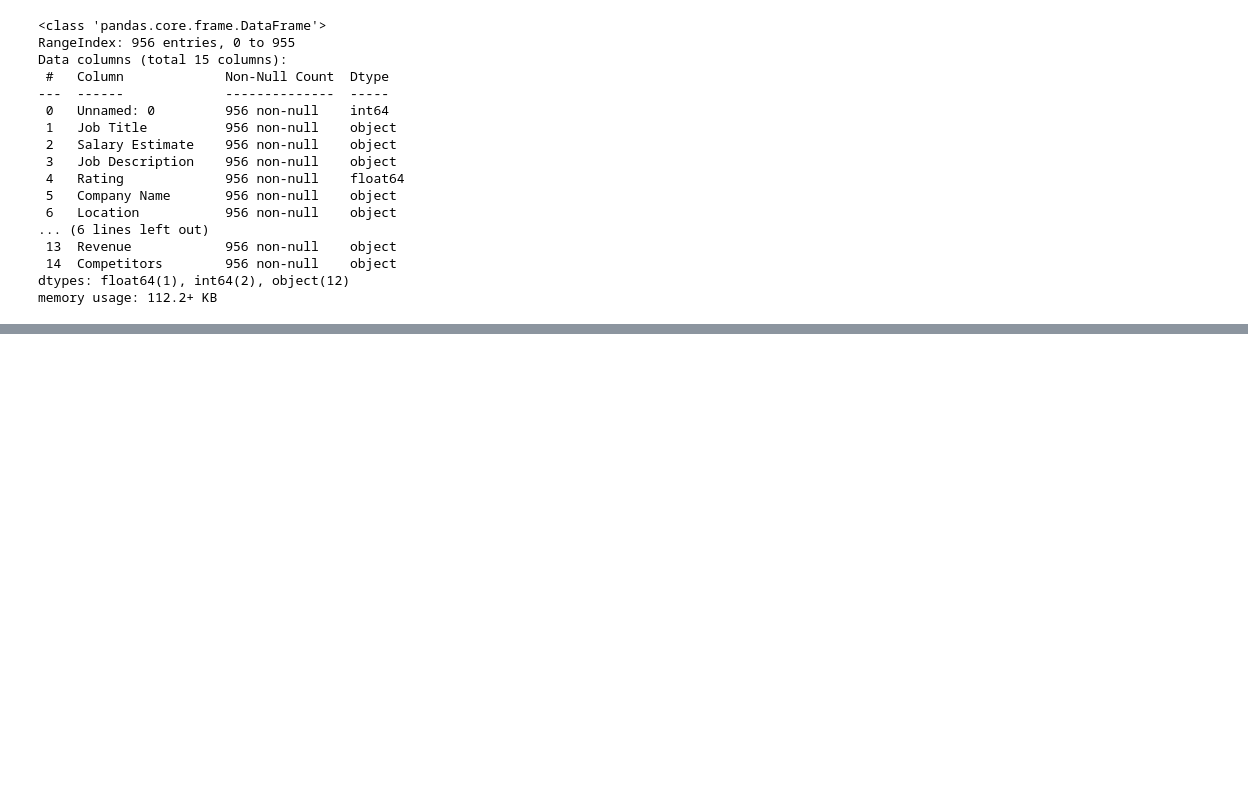
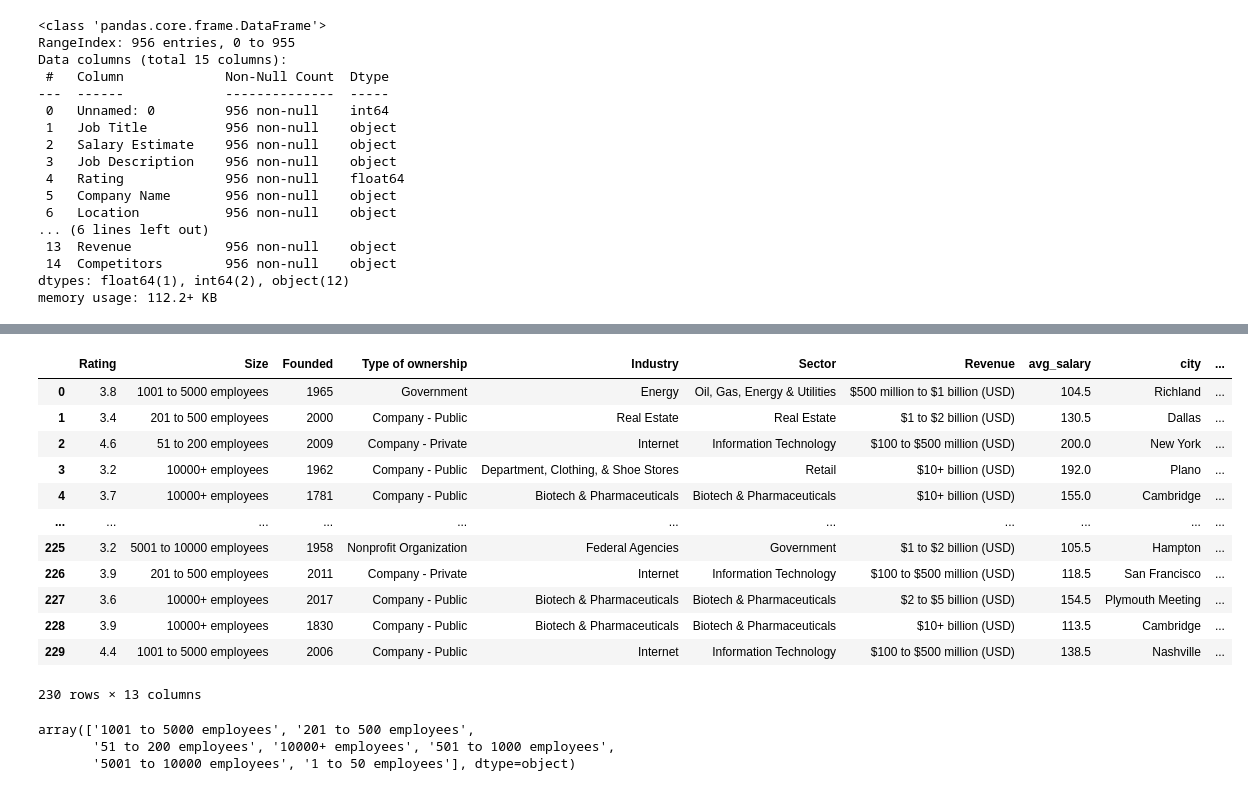
Before and after one commit to KevBoyz/some-python, a Jupyter notebook: Data_Science/Projects/07-Salary_prediction/main.ipynb, the cells around one changed output, grey strips where cells are left out. Drawn from its saved outputs; the diff is of its cells as text; code cells hidden in the pictures; blank space fills up the shorter version.

Commit message:
frenesi data atad

```diff
--- a/Data_Science/Projects/07-Salary_prediction/main.ipynb
+++ b/Data_Science/Projects/07-Salary_prediction/main.ipynb
@@ -54,0 +119,5 @@ df_cat.value_counts().plot.bar()
+# %%
+df['competitors']  = df['Competitors'].str.split().apply(len)
+# %%
+df['is_senior'] = df['Job Title'].str.lower().str.contains(r'\b(sr|senior)\b', regex=True)
+df['is_senior'] = df['is_senior'].astype(int)
@@ -54,0 +144,22 @@ df_cat.value_counts().plot.bar()
+# %%
+def simplify_job_title(title):
+    title = str(title).lower()
+    if 'data scientist' in title or 'data science' in title:
+        return 'Data Scientist'
+    elif 'data analyst' in title:
+        return 'Data Analyst'
+    elif 'data engineer' in title:
+        return 'Data Engineer'
+    elif 'machine learning' in title or 'ml engineer' in title:
+        return 'Machine Learning Engineer'
+    elif 'scientist' in title:
+        return 'Scientist'
+    elif 'software engineer' in title or 'product engineer' in title:
+        return 'Software Engineer'
+    elif 'director' in title or 'manager' in title or 'vp' in title:
+        return 'Director / Manager'
+    else:
+        return 'Specialty / Other'
+
+
+df['job_category'] = df['Job Title'].apply(simplify_job_title)
@@ -54,0 +177,25 @@ df_cat.value_counts().plot.bar()
+# %%
+df.drop(['Job Title', 'Salary Estimate', 'Location', 'Competitors', 'index',
+         'Headquarters', 'Company Name'], axis=1, inplace=True)
+# %%
+df
+# %% [output]
+|  | Rating | Size | Founded | Type of ownership | Industry | Sector | Revenue | avg_salary | city | ... |
+| 0 | 3.8 | 1001 to 5000 employees | 1965 | Government | Energy | Oil, Gas, Energy & Utilities | $500 million to $1 billion (USD) | 104.5 | Richland | ... |
+| 1 | 3.4 | 201 to 500 employees | 2000 | Company - Public | Real Estate | Real Estate | $1 to $2 billion (USD) | 130.5 | Dallas | ... |
+| 2 | 4.6 | 51 to 200 employees | 2009 | Company - Private | Internet | Information Technology | $100 to $500 million (USD) | 200.0 | New York | ... |
+| 3 | 3.2 | 10000+ employees | 1962 | Company - Public | Department, Clothing, & Shoe Stores | Retail | $10+ billion (USD) | 192.0 | Plano | ... |
+| 4 | 3.7 | 10000+ employees | 1781 | Company - Public | Biotech & Pharmaceuticals | Biotech & Pharmaceuticals | $10+ billion (USD) | 155.0 | Cambridge | ... |
+| ... | ... | ... | ... | ... | ... | ... | ... | ... | ... | ... |
+| 225 | 3.2 | 5001 to 10000 employees | 1958 | Nonprofit Organization | Federal Agencies | Government | $1 to $2 billion (USD) | 105.5 | Hampton | ... |
+| 226 | 3.9 | 201 to 500 employees | 2011 | Company - Private | Internet | Information Technology | $100 to $500 million (USD) | 118.5 | San Francisco | ... |
+| 227 | 3.6 | 10000+ employees | 2017 | Company - Public | Biotech & Pharmaceuticals | Biotech & Pharmaceuticals | $2 to $5 billion (USD) | 154.5 | Plymouth Meeting | ... |
+| 228 | 3.9 | 10000+ employees | 1830 | Company - Public | Biotech & Pharmaceuticals | Biotech & Pharmaceuticals | $10+ billion (USD) | 113.5 | Cambridge | ... |
+| 229 | 4.4 | 1001 to 5000 employees | 2006 | Company - Public | Internet | Information Technology | $100 to $500 million (USD) | 138.5 | Nashville | ... |
+230 rows × 13 columns
+# %%
+df['Size'].unique()
+# %% [output]
+array(['1001 to 5000 employees', '201 to 500 employees',
+       '51 to 200 employees', '10000+ employees', '501 to 1000 employees',
+       '5001 to 10000 employees', '1 to 50 employees'], dtype=object)
```
Also changed, not shown: parts of 20 cells of this notebook.
